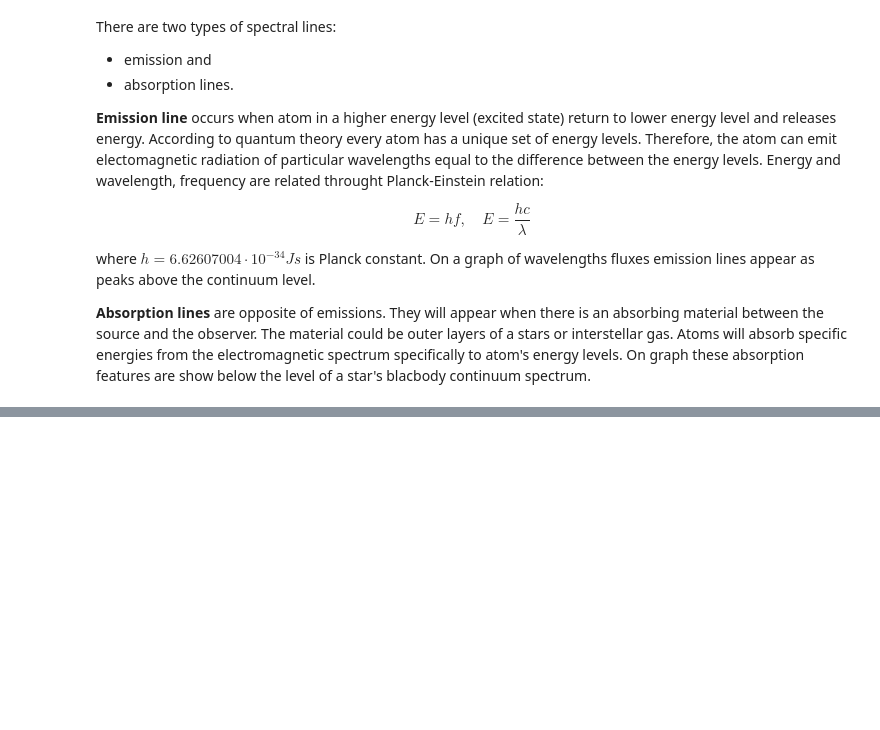
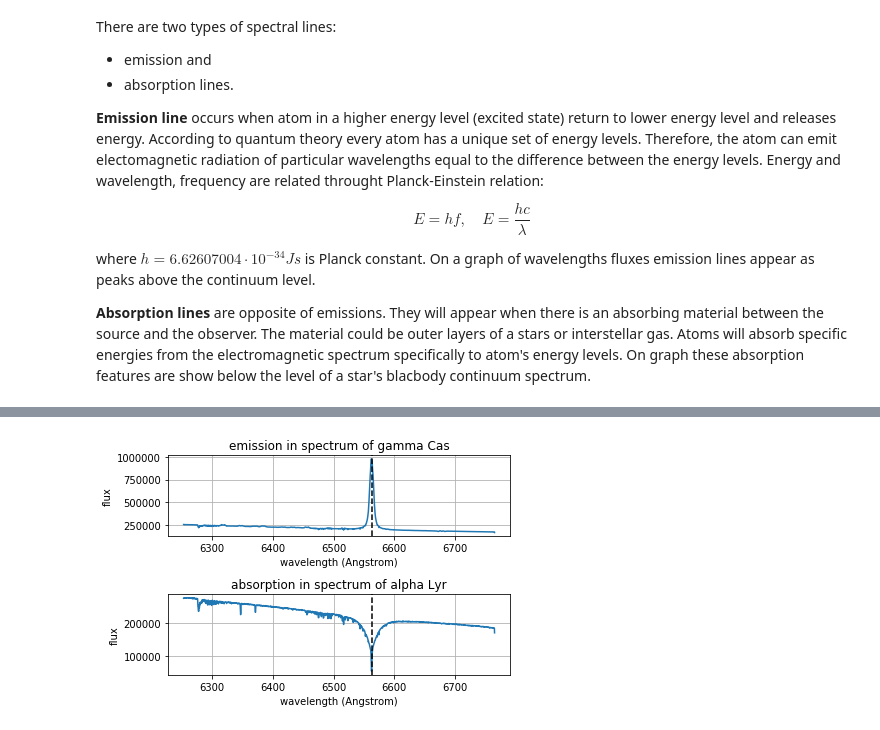
Before and after one commit to podondra/bt-spectraldl, a Jupyter notebook: notebooks/spectroscopy.ipynb, the cells around one changed output, grey strips where cells are left out. Cells and saved outputs as stored; diff of their text form; code cells hidden in the pictures; blank space fills up the shorter version.

```diff
--- a/notebooks/spectroscopy.ipynb
+++ b/notebooks/spectroscopy.ipynb
@@ -118,21 +117,32 @@ import glob
 import astropy.io.fits
 import astropy.wcs
 # %%
-with astropy.io.fits.open(
-    #'ondrejov-ccd700/raw/vc220048.fit'
-    'ondrejov-ccd700/raw/a201402060041.fit'
-) as hdulist:
+f, (ax1, ax2) = plt.subplots(2, 1)
+with astropy.io.fits.open('ondrejov-ccd700/raw/uk220017.fit') as hdulist:
     header = hdulist[0].header
     wcs = astropy.wcs.WCS(header)
-    plt.plot(
+    ax1.plot(
         wcs.wcs_pix2world(range(header['NAXIS1']), 0)[0],
         hdulist[0].data
     )
-    plt.xlabel('wavelength (Angstrom)')
-    plt.ylabel('flux')
-    plt.title('emission and absorption lines in spectrum of {}'.format(header['OBJECT']))
-    plt.axvline(x=6562.8, color='black', label='H-alpha', linestyle='dashed')
-    plt.grid()
-    plt.legend()
-    plt.tight_layout()
+    ax1.set_xlabel('wavelength (Angstrom)')
+    ax1.set_ylabel('flux')
+    ax1.set_title('emission in spectrum of {}'.format(header['OBJECT']))
+    ax1.axvline(x=6562.8, color='black', label='H-alpha', linestyle='dashed')
+    ax1.grid()
+
+with astropy.io.fits.open('ondrejov-ccd700/raw/vh130075.fit') as hdulist:
+    header = hdulist[0].header
+    wcs = astropy.wcs.WCS(header)
+    ax2.plot(
+        wcs.wcs_pix2world(range(header['NAXIS1']), 0)[0],
+        hdulist[0].data
+    )
+    ax2.set_xlabel('wavelength (Angstrom)')
+    ax2.set_ylabel('flux')
+    ax2.set_title('absorption in spectrum of {}'.format(header['OBJECT']))
+    ax2.axvline(x=6562.8, color='black', label='H-alpha', linestyle='dashed')
+    ax2.grid()
+
+f.tight_layout()
 # %% [output]
@@ -140,0 +153 @@ with astropy.io.fits.open(
+[figure, added]
```
Also changed, not shown: parts of 5 cells of this notebook, 2 other files.
